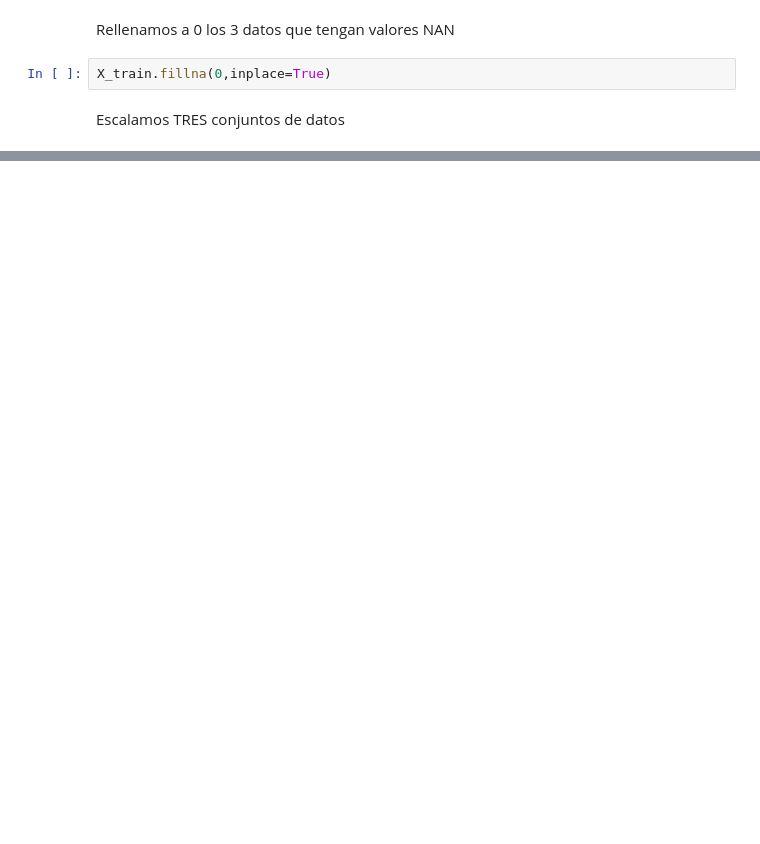
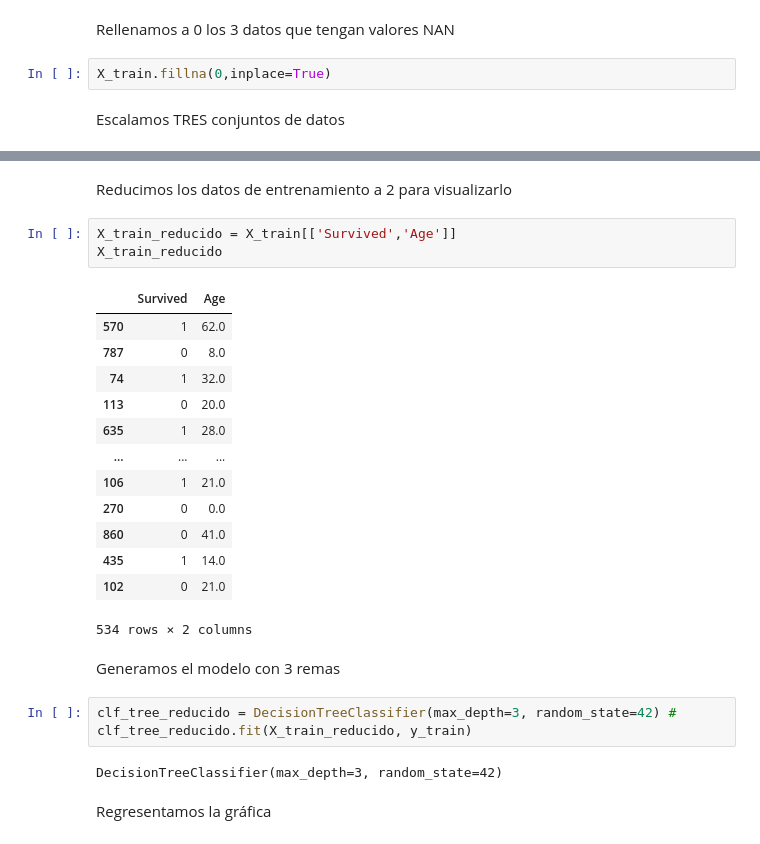
Before and after one commit to Danicoder/Especializacion_IA_BigData, a Jupyter notebook: Arból de decisió_2.ipynb, the cells around one changed output, grey strips where cells are left out. Cells and saved outputs as stored; diff of their text form; blank space fills up the shorter version.

```diff
--- a/Arból de decisió_2.ipynb
+++ b/Arból de decisió_2.ipynb
@@ -82,0 +162,28 @@ ValueError: at least one array or dtype is required
+# %% [markdown]
+Reducimos los datos de entrenamiento a 2 para visualizarlo
+# %%
+X_train_reducido = X_train[['Survived','Age']]
+X_train_reducido
+# %% [output]
+|  | Survived | Age |
+| 570 | 1 | 62.0 |
+| 787 | 0 | 8.0 |
+| 74 | 1 | 32.0 |
+| 113 | 0 | 20.0 |
+| 635 | 1 | 28.0 |
+| ... | ... | ... |
+| 106 | 1 | 21.0 |
+| 270 | 0 | 0.0 |
+| 860 | 0 | 41.0 |
+| 435 | 1 | 14.0 |
+| 102 | 0 | 21.0 |
+534 rows × 2 columns
+# %% [markdown]
+Generamos el modelo con 3 remas
+# %%
+clf_tree_reducido = DecisionTreeClassifier(max_depth=3, random_state=42) #
+clf_tree_reducido.fit(X_train_reducido, y_train)
+# %% [output]
+DecisionTreeClassifier(max_depth=3, random_state=42)
+# %% [markdown]
+Regresentamos la gráfica
```
Also changed, not shown: parts of 26 cells of this notebook.
